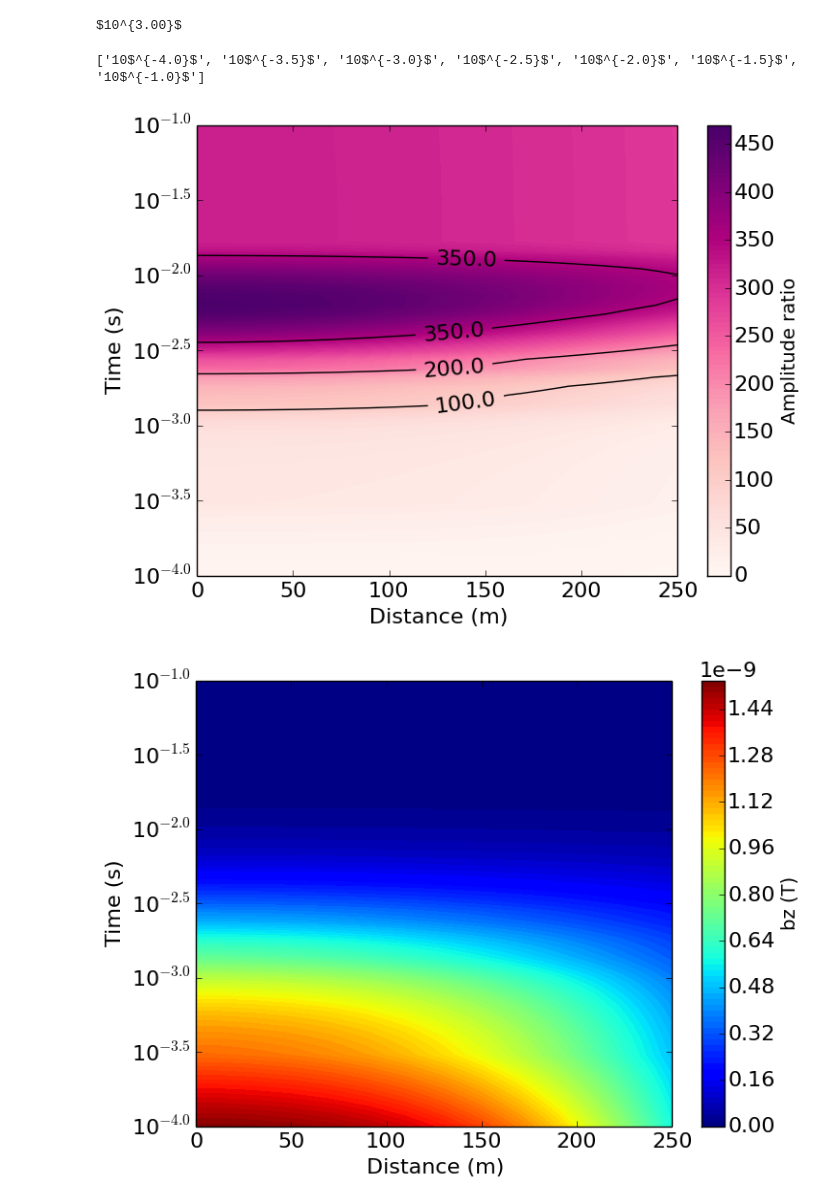
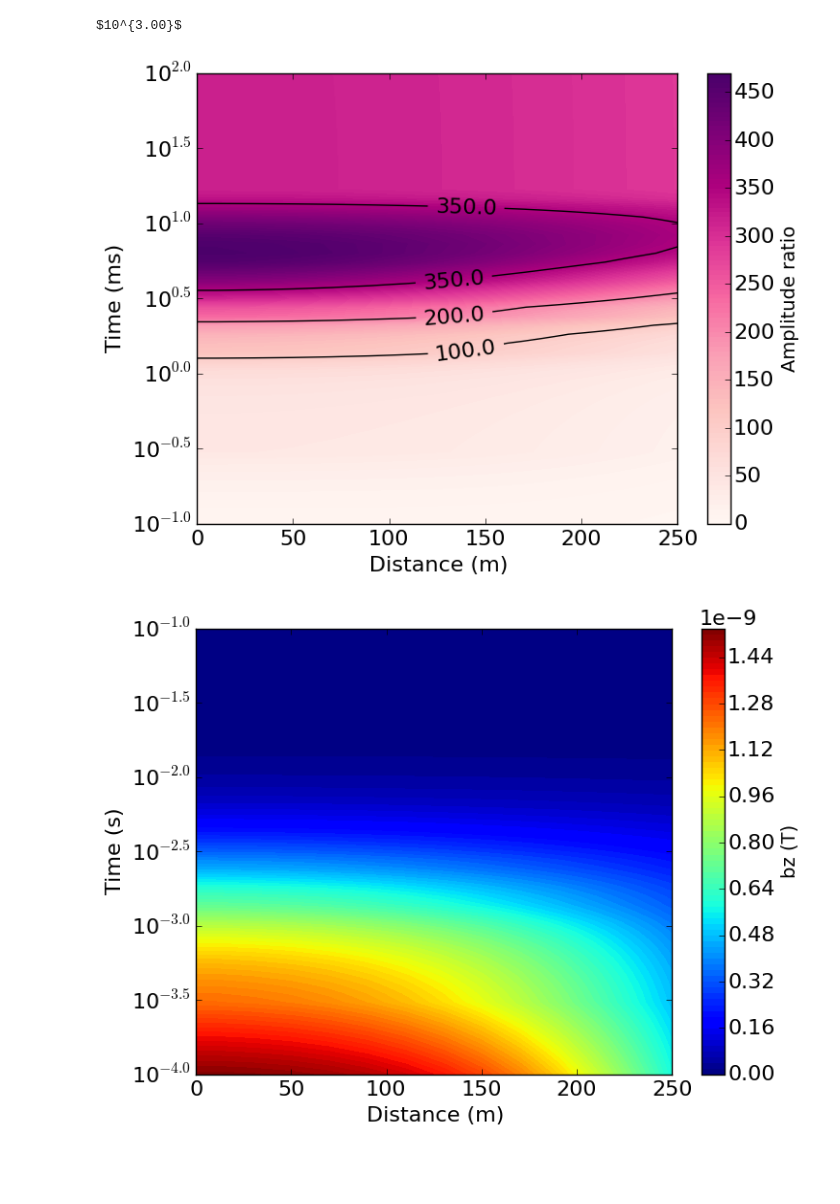
Before and after one commit to sgkang/AGU2014MovingDimensionsinEM, a Jupyter notebook: examples/HydroTD_Analysis.ipynb, the cells around one changed output. Saved outputs shown, nothing was run; the diff lists cells and outputs as text; code cells hidden in the pictures; blank space fills up the shorter version.

```diff
--- a/examples/HydroTD_Analysis.ipynb
+++ b/examples/HydroTD_Analysis.ipynb
@@ -113,26 +114,23 @@ $10^{3.00}$
 test = (np.arange(7)*0.5-4).tolist()
 dummy = []
 for itest in test:
-    dummy.append('10$^{'+str(itest)+'}$')
+    dummy.append('10$^{'+str(itest+3)+'}$')
-# %%
-print dummy
-# %% [output]
-['10$^{-4.0}$', '10$^{-3.5}$', '10$^{-3.0}$', '10$^{-2.5}$', '10$^{-2.0}$', '10$^{-1.5}$', '10$^{-1.0}$']
 # %%
+ms = 1e3
 fig, ax = plt.subplots(1,1, figsize = (8,6))
 dat = ax.contourf(X, np.log10(Time), (Bz_sea/Bz_half), 100, cmap = cm.RdPu) #, vmin=1, vmax=1.14, clim=(1, 1.14))
 ax.set_xlabel('Distance (m)', fontsize = 16)
-ax.set_ylabel('Time (s)', fontsize = 16)
+ax.set_ylabel('Time (ms)', fontsize = 16)
 ax.set_yticklabels(dummy)
 cb = colorbar(dat, ax = ax)
 levels = np.r_[100., 200., 350.]
 CS = ax.contour(X, np.log10(Time), (Bz_sea/Bz_half), levels, colors='k')
 ax.clabel(CS, inline=1, fmt = '%3.1f')
 # cb = colorbar(dat, ax = ax, format='%5.2f', ticks=np.linspace(1, 1.14, 5))
 cb.set_label('Amplitude ratio', fontsize = 14)
 fig.savefig('figures/ampratio_time.png', dpi=200)
 # %% [output]
-[figure, old version]
+[figure, new version]
 # %%
 fig, ax = plt.subplots(1,1, figsize = (8,6))
 dat = ax.contourf(X, np.log10(Time), (Bz_sea), 100) #, vmin=1, vmax=1.14, clim=(1, 1.14))
```
Also changed, not shown: parts of 2 cells of this notebook, 4 other files.
